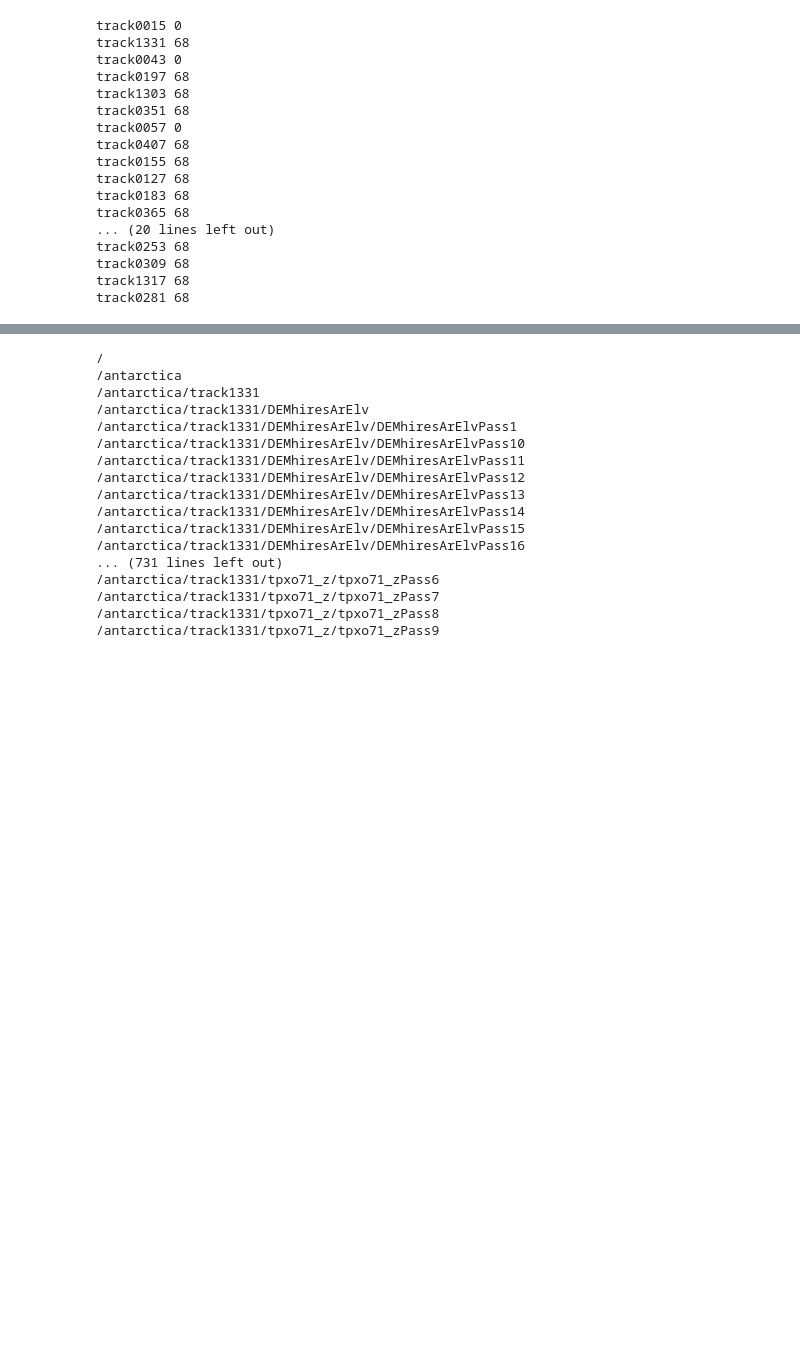
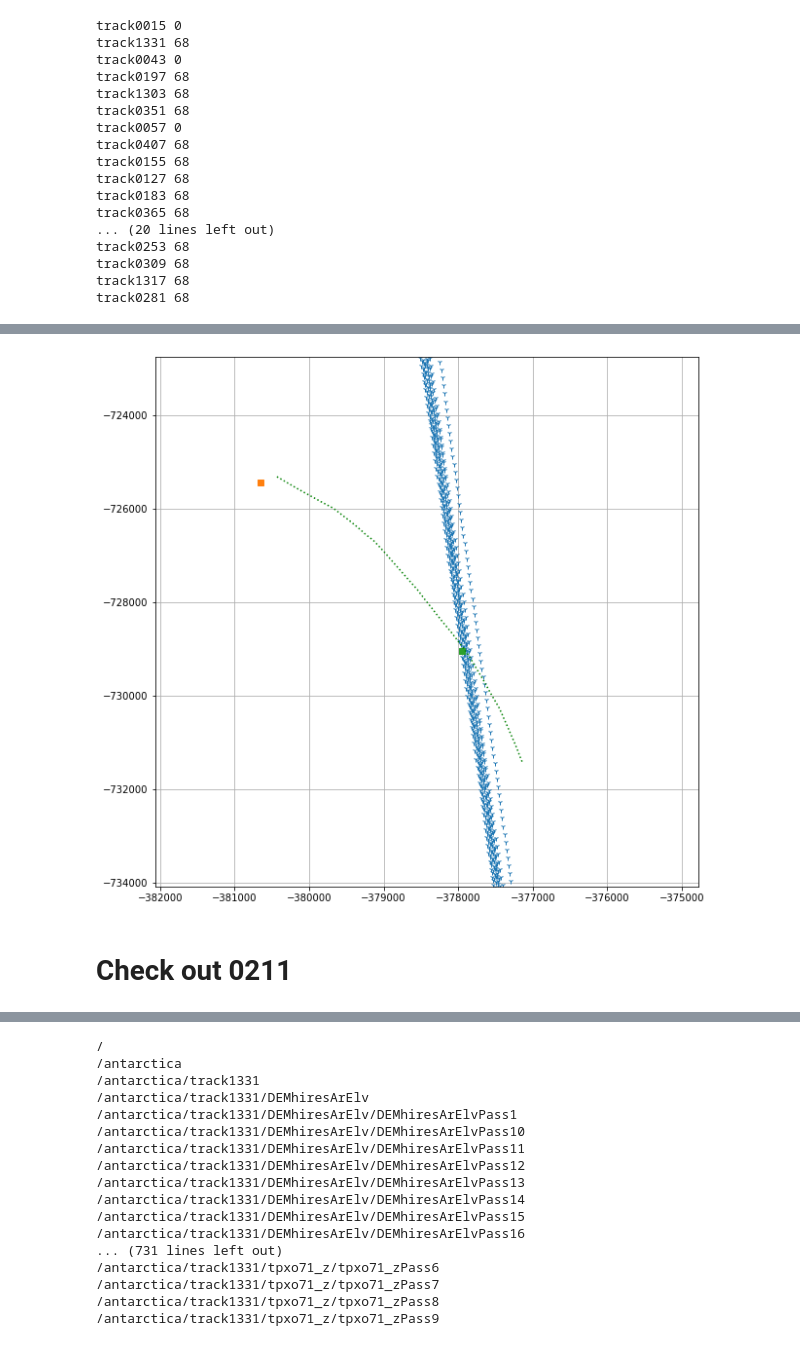
Before and after one commit to arrran/PhD_data_chapter, a Jupyter notebook: Jupyter/ICESAT1/load_matlab_icesat1_structures.ipynb, the cells around one changed output, grey strips where cells are left out. Drawn from its saved outputs; the diff is of its cells as text; code cells hidden in the pictures; blank space fills up the shorter version.

```diff
--- a/Jupyter/ICESAT1/load_matlab_icesat1_structures.ipynb
+++ b/Jupyter/ICESAT1/load_matlab_icesat1_structures.ipynb
@@ -163,0 +204,13 @@ df.drop([281],inplace=True)
+# %%
+plt.figure(figsize=(10,10))
+plt.plot(df.x,df.y,'1')
+plt.plot(melt.x,melt.y,'s')
+plt.plot(accr.x,accr.y,'s')
+plt.plot(gd_chan.iloc[75:-300:10].geometry.x,gd_chan.iloc[75:-300:10].geometry.y,'g:',label='surface channel low')
+plt.xlim([-382064.5722209641,-374781.1654740692])
+plt.ylim([-734075.0820404041 , -722764.4514729496])
+plt.grid()
+# %% [output]
+[figure, added]
+# %% [markdown]
+# Check out 0211
```
Also changed, not shown: parts of 16 cells of this notebook, 1 other file.
